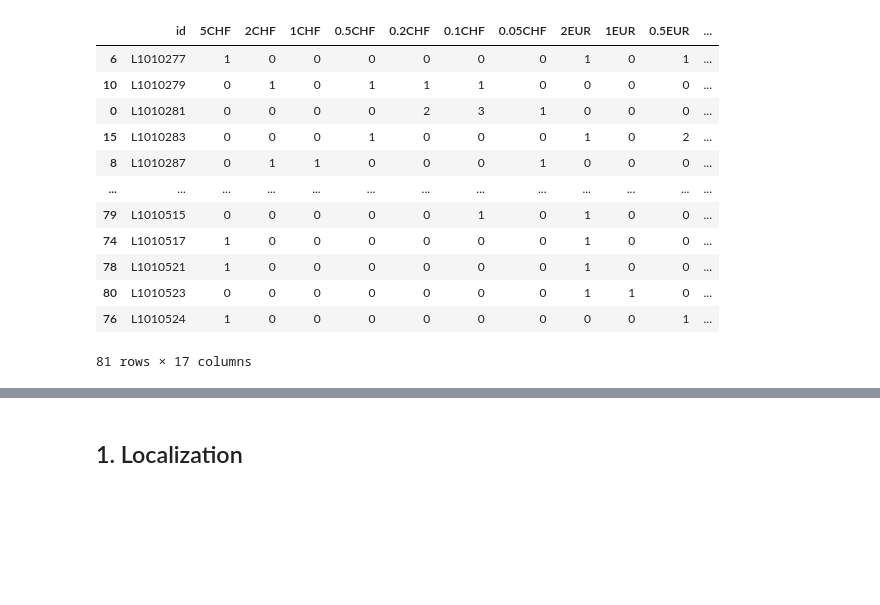
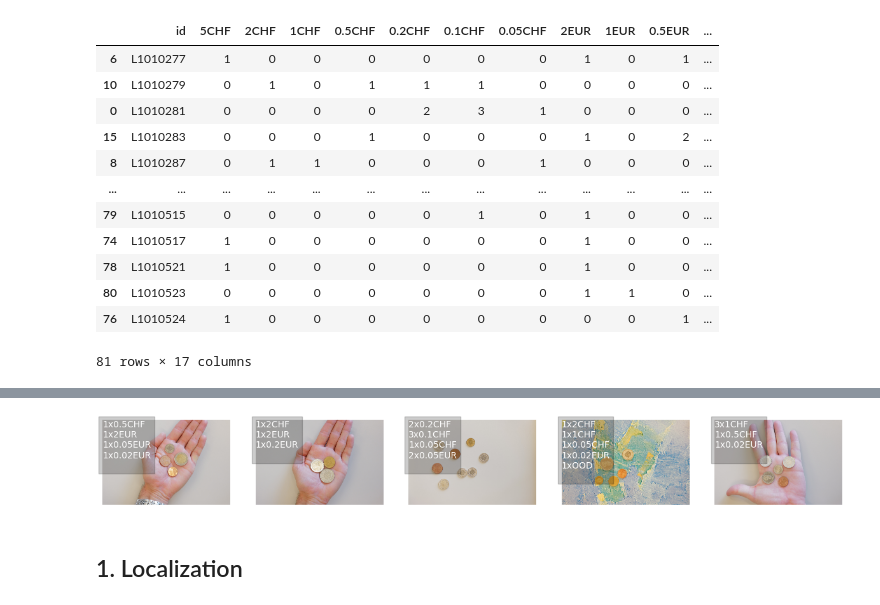
Before and after one commit to avray02/iapr_proj, a Jupyter notebook: coin_counter.ipynb, the cells around one changed output, grey strips where cells are left out. Drawn from its saved outputs; the diff is of its cells as text; code cells hidden in the pictures; blank space fills up the shorter version.

```diff
--- a/coin_counter.ipynb
+++ b/coin_counter.ipynb
@@ -55,11 +58,3 @@ x = load_images_from_folder(data_folder)
 y = data.loc[:,'5CHF':].values
 
 labels = data.loc[:,'5CHF':].columns
-# %%
-i = 30
-plt.imshow(x[i])
-plt.show()
-
-for j in range(len(labels)):
-    if y[i][j] != 0:
-        print(y[i][j],'x',labels[j])
@@ -80,3 +61,12 @@ for j in range(len(labels)):
+# %%
+sample = random.sample(range(len(x)), k=5)
+
+x_sample = [x[i] for i in sample]
+y_sample = y[sample]
+
+plot_images(images=x_sample, coins=y_sample, n_cols=5)
+# %% [output]
+[figure, added]
 # %% [markdown]
 ## 1. Localization
 # %% [markdown]
```
Also changed, not shown: parts of 2 cells of this notebook, 1 other file.
